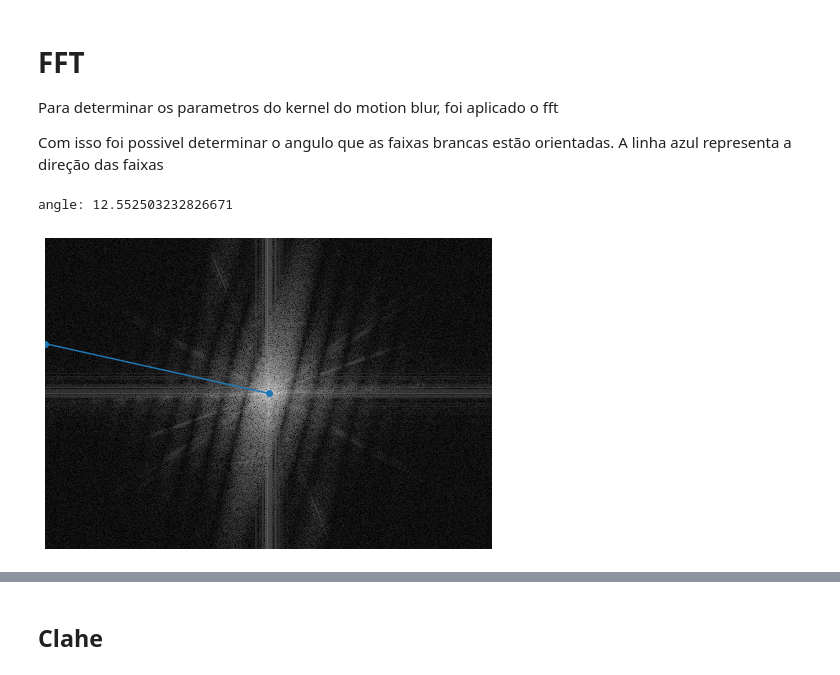
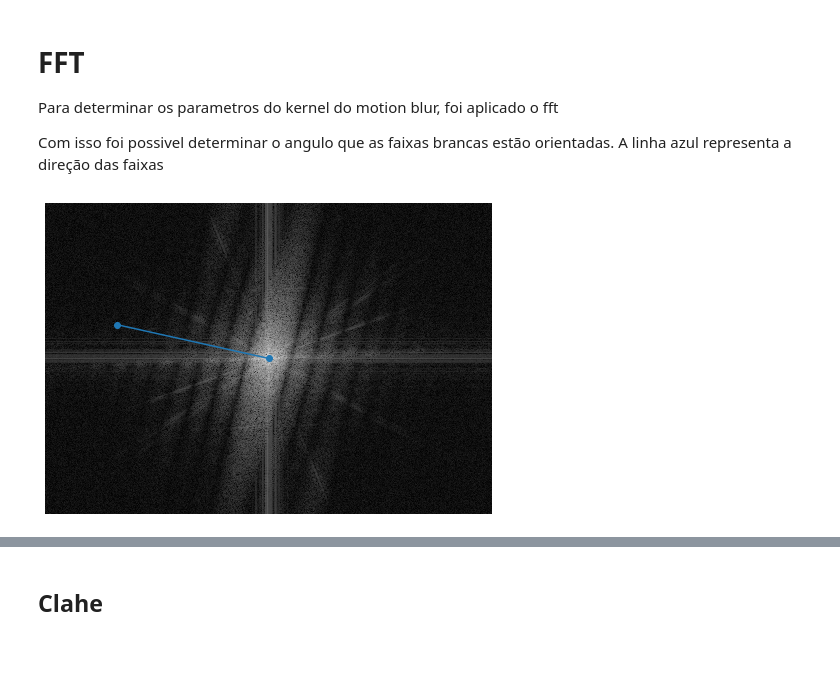
Before and after one commit to Fogelman/motion-blur, a Jupyter notebook: Debluring (motion blur).ipynb, the cells around one changed output, grey strips where cells are left out. Cells and saved outputs as stored; diff of their text form; code cells hidden in the pictures.

```diff
--- a/Projeto 1-2.ipynb
+++ b/Debluring (motion blur).ipynb
@@ -105,12 +126,10 @@ show(giant_blur_img)
 Para determinar os parametros do kernel do motion blur, foi aplicado o fft
 
 Com isso foi possivel determinar o angulo que as faixas brancas estão orientadas. A linha azul representa a direção das faixas
-# %%
-# forest glen 1200
-img_test_freq = np.fft.fft2(img_blur)
-display_fft(img_test_freq, 12.5525)
-# %% [output]
-angle: 12.552503232826671
-[figure, removed]
+# %%
+img_blur_freq = np.fft.fft2(img_blur)
+display_fft(img_blur_freq, 167.46*(np.pi/180))
+# %% [output]
+[figure, added]
 # %%
 kernel = np.fft.fft2(make_psf(img_blur.shape, 20,167.46))
```
Also changed, not shown: parts of 18 cells of this notebook.
